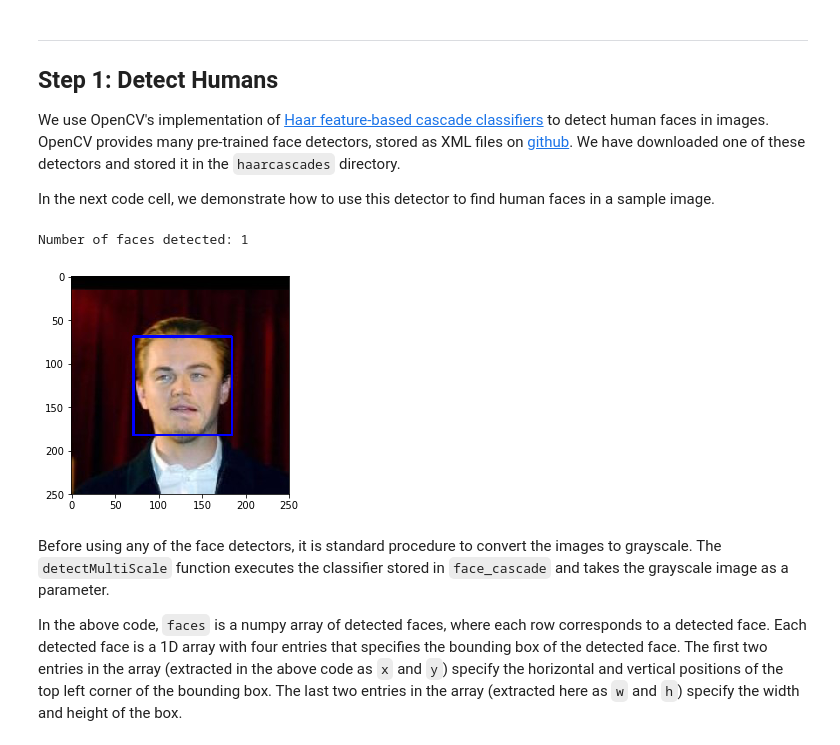
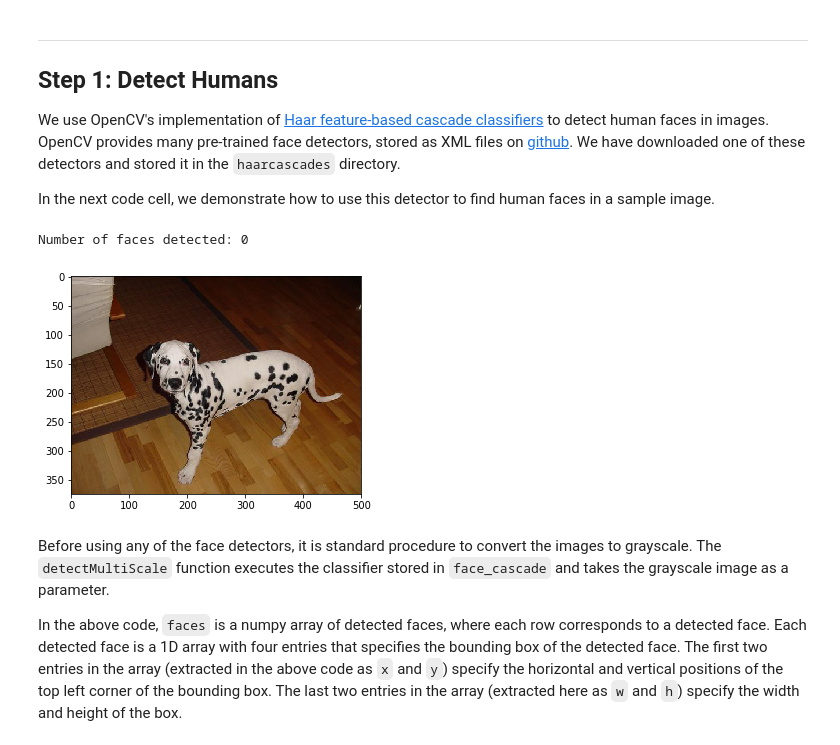
Before and after one commit to carlosmertens/dog-project, a Jupyter notebook: dog_app.ipynb, the cells around one changed output. Cells and saved outputs as stored; diff of their text form; code cells hidden in the pictures.

```diff
--- a/dog_app.ipynb
+++ b/dog_app.ipynb
@@ -130,36 +115,37 @@ import matplotlib.pyplot as plt
 
 # extract pre-trained face detector
 face_cascade = cv2.CascadeClassifier('haarcascades/haarcascade_frontalface_alt.xml')
 
 # load color (BGR) image
-img = cv2.imread(human_files[0])
+img = cv2.imread(test_files[0])
+#img = cv2.imread(train_Resnet50[0])
 
 # TEST: Uncomment line below for a false result image
 # img = cv2.imread('dogImages/train/057.Dalmatian/Dalmatian_04086.jpg')
 
 # convert BGR image to grayscale
 gray = cv2.cvtColor(img, cv2.COLOR_BGR2GRAY)
 
 # find faces in image
 faces = face_cascade.detectMultiScale(gray)
 
 # print number of faces detected in the image
 print('Number of faces detected:', len(faces))
 
 # get bounding box for each detected face
 for (x,y,w,h) in faces:
     # add bounding box to color image
     cv2.rectangle(img,(x,y),(x+w,y+h),(255,0,0),2)
 
 # convert BGR image to RGB for plotting
 cv_rgb = cv2.cvtColor(img, cv2.COLOR_BGR2RGB)
 
 # display the image, along with bounding box
 plt.imshow(cv_rgb)
 plt.show()
 # %% [output]
-Number of faces detected: 1
+Number of faces detected: 0
-[figure, old version]
+[figure, new version]
 # %% [markdown]
 Before using any of the face detectors, it is standard procedure to convert the images to grayscale.  The `detectMultiScale` function executes the classifier stored in `face_cascade` and takes the grayscale image as a parameter.
 
```
Also changed, not shown: parts of 42 cells of this notebook, 16 other files.
